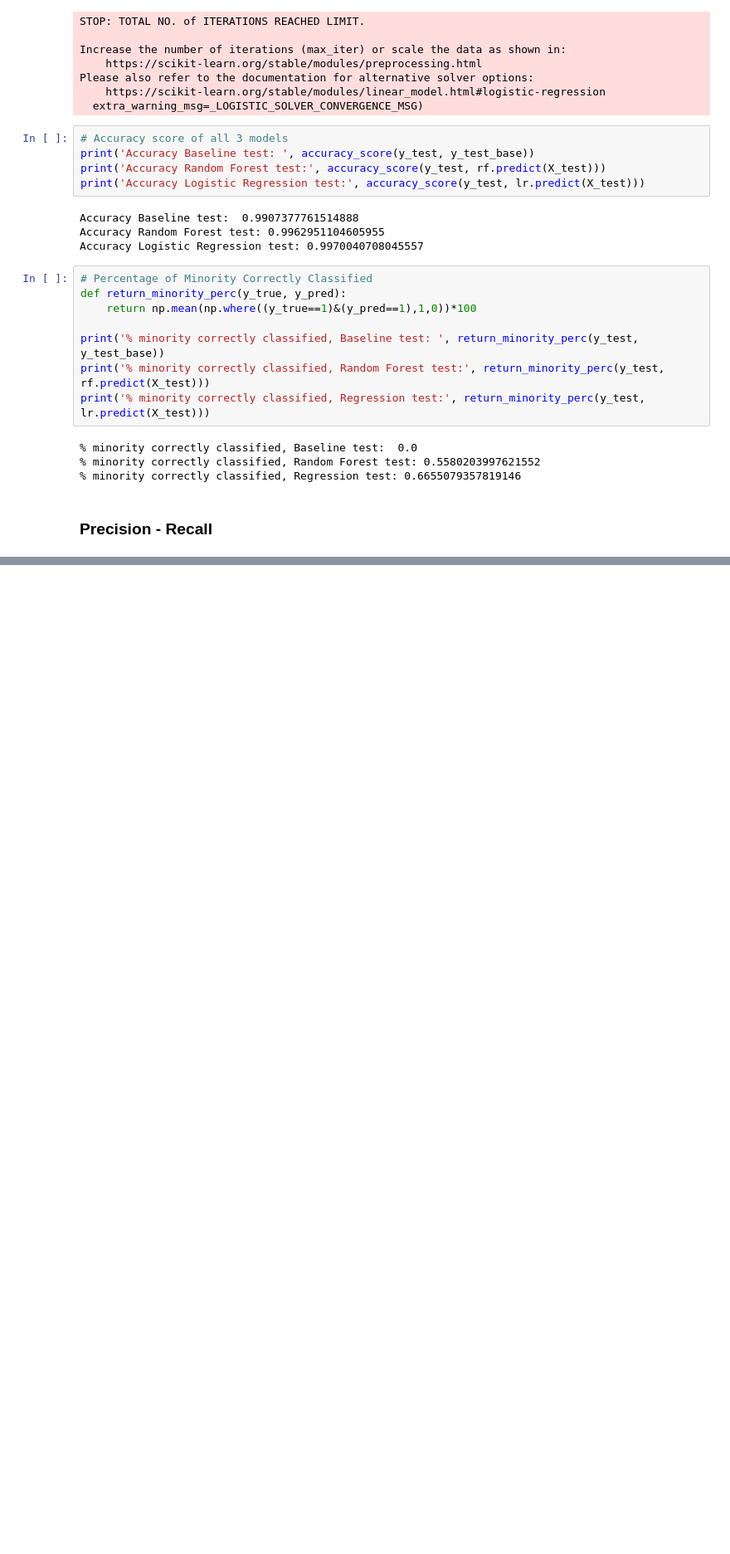
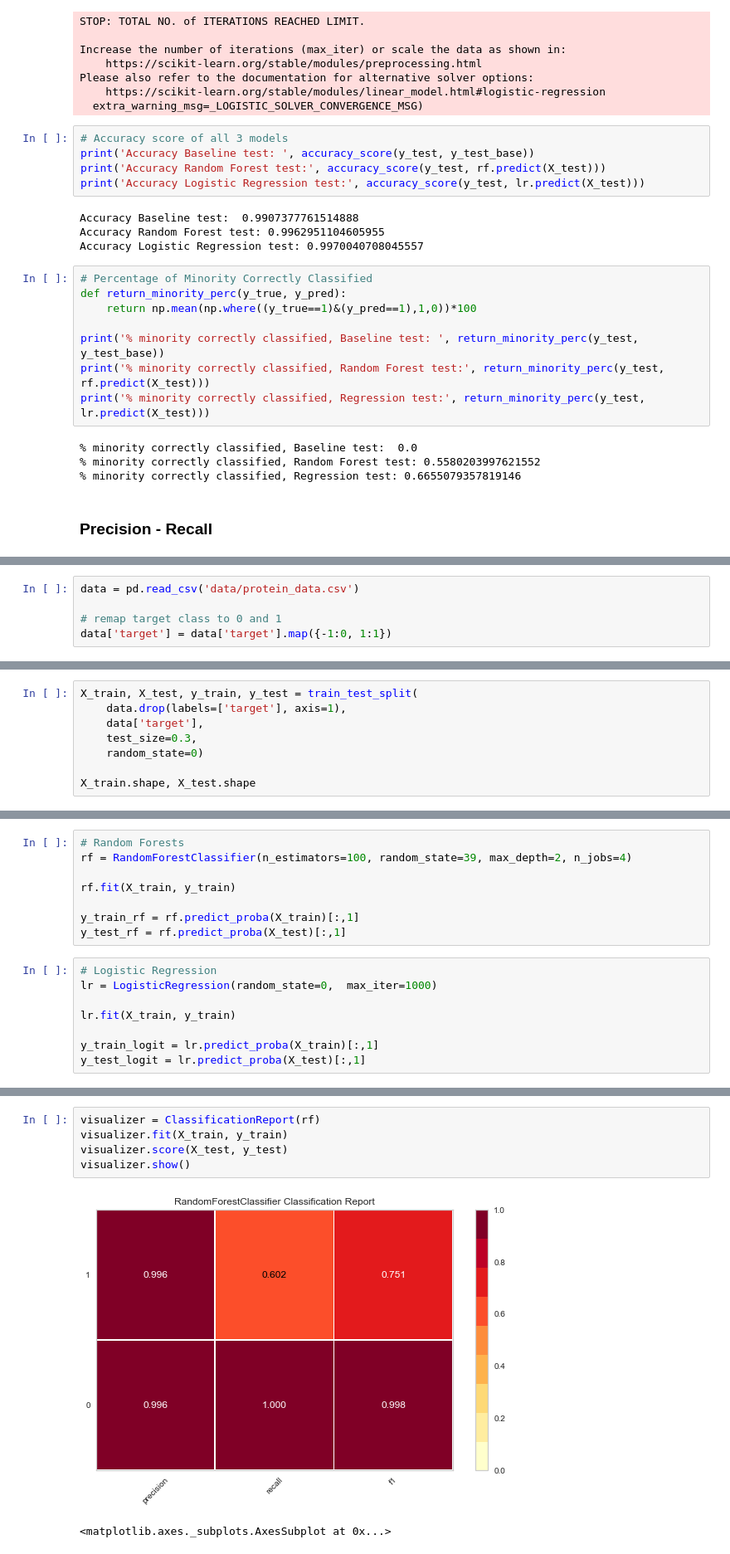
Before and after one commit to jayant2014/MyML, a Jupyter notebook: Imbalanced_Datasets/Evaluation Metrics.ipynb, the cells around one changed output, grey strips where cells are left out. Shown at 83% size. Cells and saved outputs as stored; diff of their text form; blank space fills up the shorter version.

Commit message:
Precision, recall, F1 Score

```diff
--- a/Imbalanced_Datasets/Evaluation Metrics.ipynb
+++ b/Imbalanced_Datasets/Evaluation Metrics.ipynb
@@ -136,0 +177,5 @@ print('% minority correctly classified, Regression test:', return_minority_perc(
+# %%
+data = pd.read_csv('data/protein_data.csv')
+
+# remap target class to 0 and 1
+data['target'] = data['target'].map({-1:0, 1:1})
@@ -136,0 +192,8 @@ print('% minority correctly classified, Regression test:', return_minority_perc(
+# %%
+X_train, X_test, y_train, y_test = train_test_split(
+    data.drop(labels=['target'], axis=1),
+    data['target'],
+    test_size=0.3,
+    random_state=0)
+
+X_train.shape, X_test.shape
@@ -136,0 +207,16 @@ print('% minority correctly classified, Regression test:', return_minority_perc(
+# %%
+# Random Forests
+rf = RandomForestClassifier(n_estimators=100, random_state=39, max_depth=2, n_jobs=4)
+
+rf.fit(X_train, y_train)
+
+y_train_rf = rf.predict_proba(X_train)[:,1]
+y_test_rf = rf.predict_proba(X_test)[:,1]
+# %%
+# Logistic Regression
+lr = LogisticRegression(random_state=0,  max_iter=1000)
+
+lr.fit(X_train, y_train)
+
+y_train_logit = lr.predict_proba(X_train)[:,1]
+y_test_logit = lr.predict_proba(X_test)[:,1]
@@ -136,0 +255,8 @@ print('% minority correctly classified, Regression test:', return_minority_perc(
+# %%
+visualizer = ClassificationReport(rf)
+visualizer.fit(X_train, y_train)
+visualizer.score(X_test, y_test)
+visualizer.show()
+# %% [output]
+[figure, added]
+<matplotlib.axes._subplots.AxesSubplot at 0x...>
```
Also changed, not shown: parts of 15 cells of this notebook.
